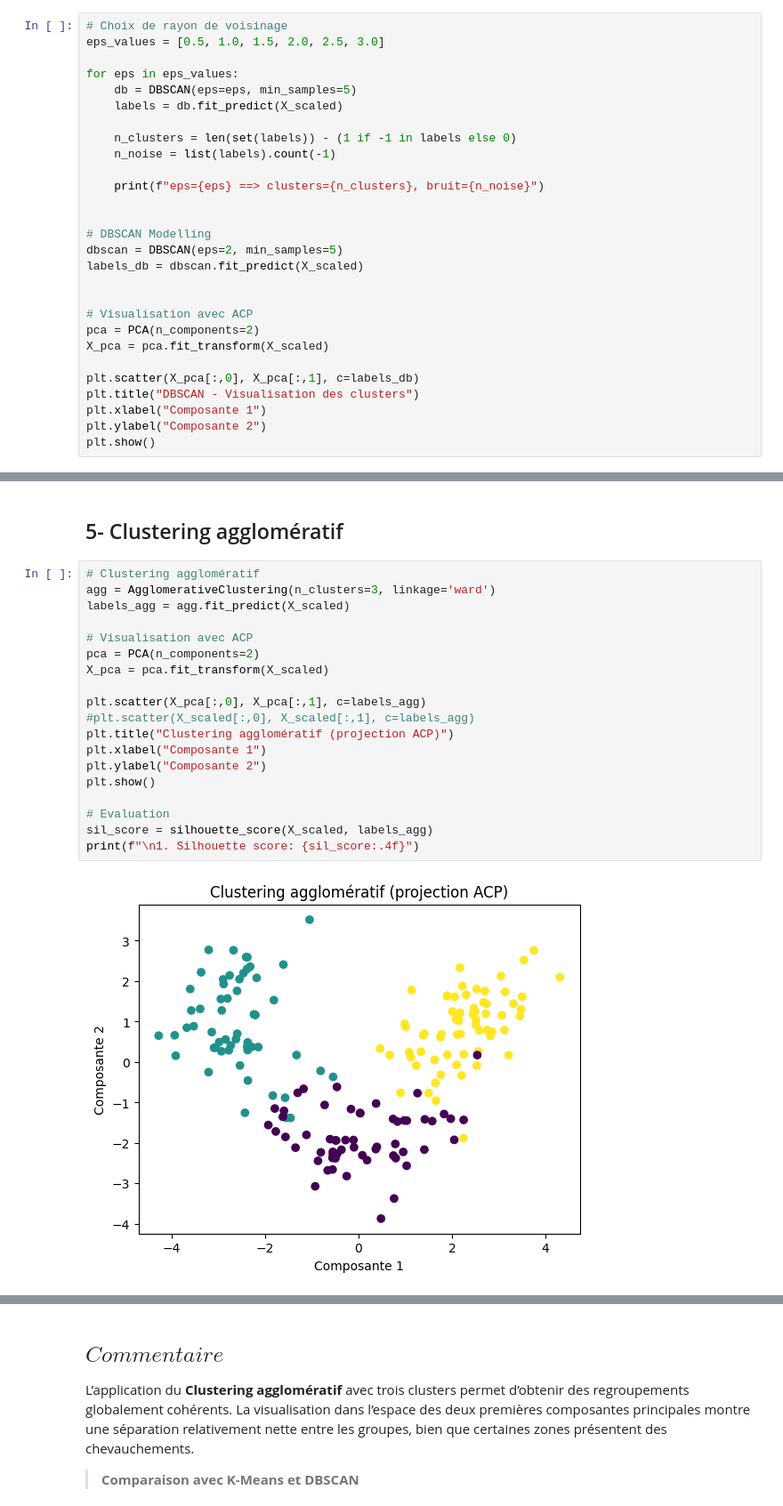
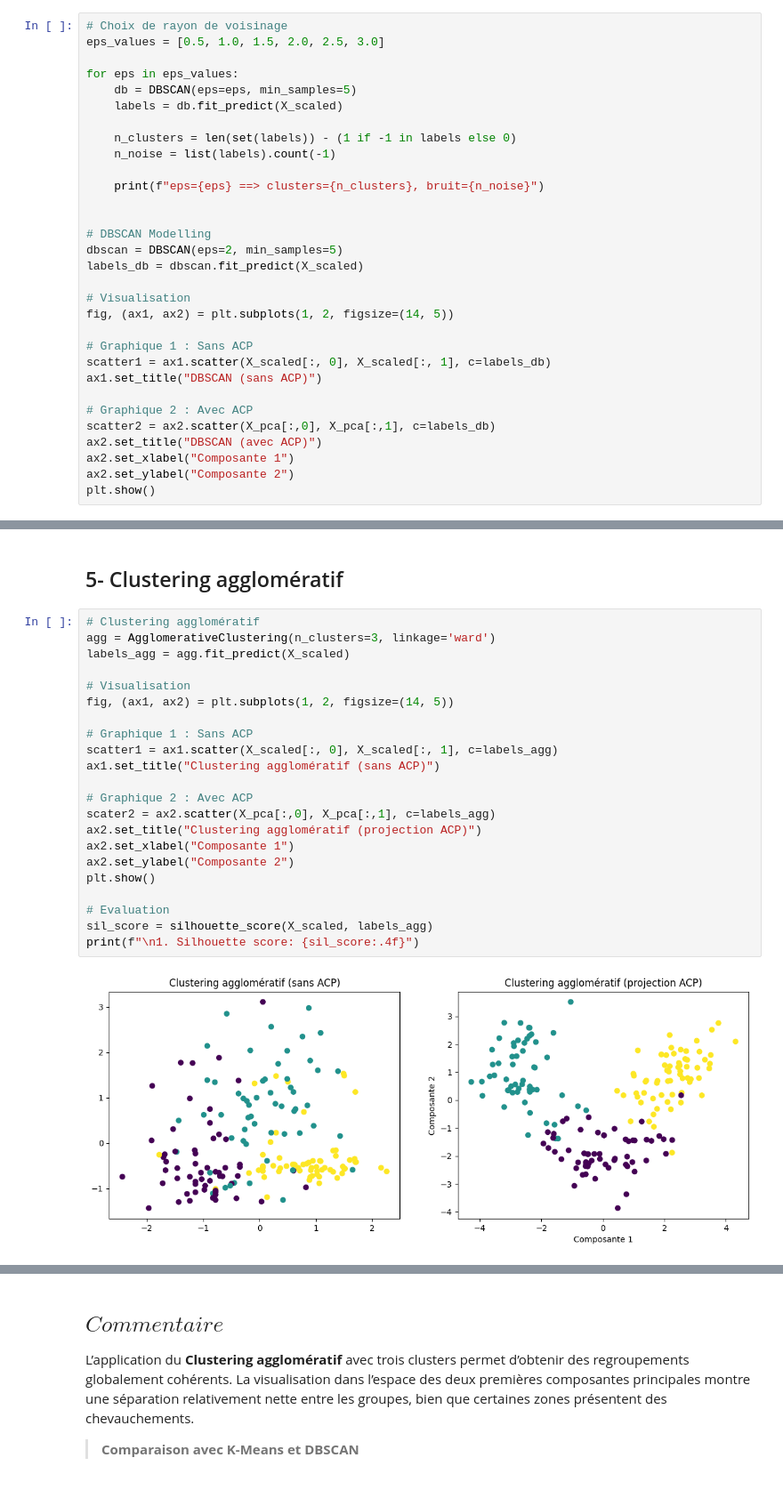
Before and after one commit to PETITLION/FRST_FDS_2025, a Jupyter notebook: TP_Wine_ML_NS_PETIOTE_L.ipynb, the cells around one changed output, grey strips where cells are left out. Shown at 89% size. Saved outputs shown, nothing was run; the diff lists cells and outputs as text.

```diff
--- a/TP_Wine_ML_NS_PETIOTE_L.ipynb
+++ b/TP_Wine_ML_NS_PETIOTE_L.ipynb
@@ -208,15 +218,18 @@ for eps in eps_values:
 dbscan = DBSCAN(eps=2, min_samples=5)
 labels_db = dbscan.fit_predict(X_scaled)
 
+# Visualisation
+fig, (ax1, ax2) = plt.subplots(1, 2, figsize=(14, 5))
 
-# Visualisation avec ACP
-pca = PCA(n_components=2)
-X_pca = pca.fit_transform(X_scaled)
+# Graphique 1 : Sans ACP
+scatter1 = ax1.scatter(X_scaled[:, 0], X_scaled[:, 1], c=labels_db)
+ax1.set_title("DBSCAN (sans ACP)")
 
-plt.scatter(X_pca[:,0], X_pca[:,1], c=labels_db)
-plt.title("DBSCAN - Visualisation des clusters")
-plt.xlabel("Composante 1")
-plt.ylabel("Composante 2")
+# Graphique 2 : Avec ACP
+scatter2 = ax2.scatter(X_pca[:,0], X_pca[:,1], c=labels_db)
+ax2.set_title("DBSCAN (avec ACP)")
+ax2.set_xlabel("Composante 1")
+ax2.set_ylabel("Composante 2")
 plt.show()
 # %% [output]
 eps=0.5 ==> clusters=0, bruit=178
@@ -252,24 +265,27 @@ DBSCAN présente l’avantage de détecter automatiquement les observations aber
 # %%
 # Clustering agglomératif
 agg = AgglomerativeClustering(n_clusters=3, linkage='ward')
 labels_agg = agg.fit_predict(X_scaled)
 
-# Visualisation avec ACP
-pca = PCA(n_components=2)
-X_pca = pca.fit_transform(X_scaled)
+# Visualisation
+fig, (ax1, ax2) = plt.subplots(1, 2, figsize=(14, 5))
 
-plt.scatter(X_pca[:,0], X_pca[:,1], c=labels_agg)
-#plt.scatter(X_scaled[:,0], X_scaled[:,1], c=labels_agg)
-plt.title("Clustering agglomératif (projection ACP)")
-plt.xlabel("Composante 1")
-plt.ylabel("Composante 2")
+# Graphique 1 : Sans ACP
+scatter1 = ax1.scatter(X_scaled[:, 0], X_scaled[:, 1], c=labels_agg)
+ax1.set_title("Clustering agglomératif (sans ACP)")
+
+# Graphique 2 : Avec ACP
+scater2 = ax2.scatter(X_pca[:,0], X_pca[:,1], c=labels_agg)
+ax2.set_title("Clustering agglomératif (projection ACP)")
+ax2.set_xlabel("Composante 1")
+ax2.set_ylabel("Composante 2")
 plt.show()
 
 # Evaluation
 sil_score = silhouette_score(X_scaled, labels_agg)
 print(f"\n1. Silhouette score: {sil_score:.4f}")
 # %% [output]
-[figure, old version]
+[figure, new version]
 1. Silhouette score: 0.2774
 # %% [markdown]
 ## $Commentaire$
```
Also changed, not shown: parts of 3 cells of this notebook.
